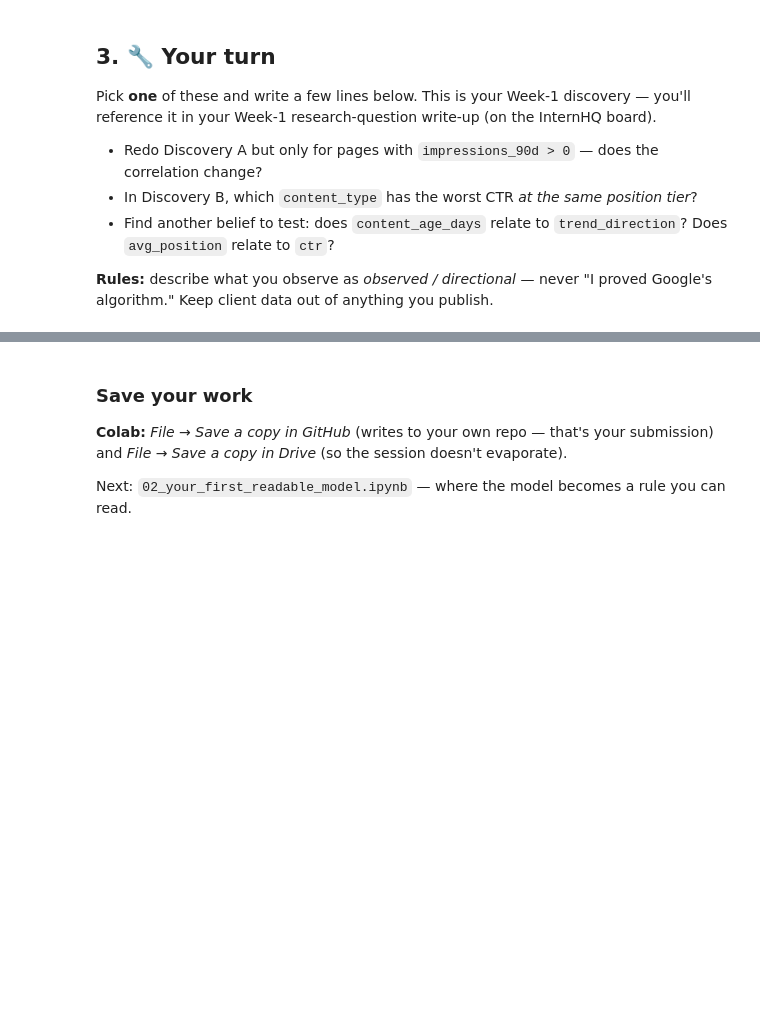
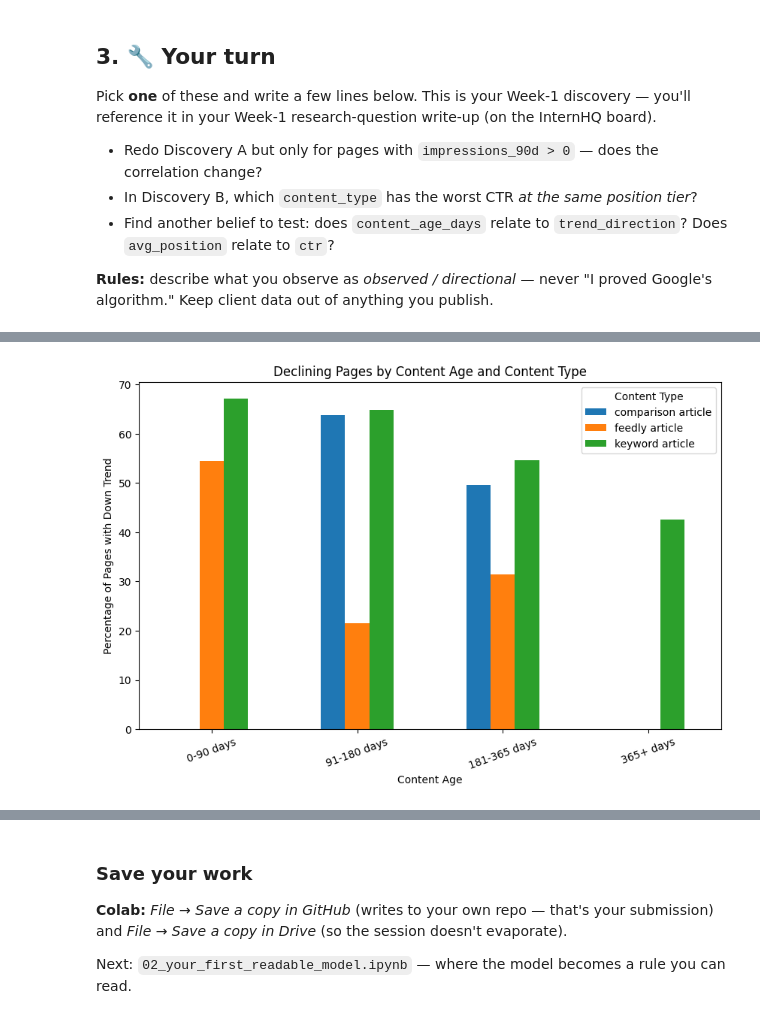
Before and after one commit to Sujan-lab-cell/flyrank-ml-internship, a Jupyter notebook: notebooks/01_first_look_and_discovery.ipynb, the cells around one changed output, grey strips where cells are left out. Cells and saved outputs as stored; diff of their text form; code cells hidden in the pictures; blank space fills up the shorter version.

```diff
--- a/notebooks/01_first_look_and_discovery.ipynb
+++ b/notebooks/01_first_look_and_discovery.ipynb
@@ -155,0 +241,14 @@ Pick **one** of these and write a few lines below. This is your Week-1 discovery
+# %%
+df["age_group"] = pd.cut(
+    df["content_age_days"],
+    bins=[0, 90, 180, 365, float("inf")],
+    labels=["0-90 days", "91-180 days", "181-365 days", "365+ days"]
+)
+# %%
+age_type_analysis = (
+    df.groupby(["content_type", "age_group"], observed=True)["trend_direction"]
+      .apply(lambda x: (x == "down").mean() * 100)
+      .reset_index(name="declining_percentage")
+)
+
+age_type_analysis
@@ -155,0 +266,8 @@ Pick **one** of these and write a few lines below. This is your Week-1 discovery
+# %%
+age_type_pivot = age_type_analysis.pivot(
+    index="age_group",
+    columns="content_type",
+    values="declining_percentage"
+)
+
+age_type_pivot
@@ -155,0 +281,15 @@ Pick **one** of these and write a few lines below. This is your Week-1 discovery
+# %%
+age_type_pivot.plot(
+    kind="bar",
+    figsize=(10, 6)
+)
+
+plt.xlabel("Content Age")
+plt.ylabel("Percentage of Pages with Down Trend")
+plt.title("Declining Pages by Content Age and Content Type")
+plt.xticks(rotation=20)
+plt.legend(title="Content Type")
+
+plt.show()
+# %% [output]
+[figure, added]
```
Also changed, not shown: parts of 11 cells of this notebook.
